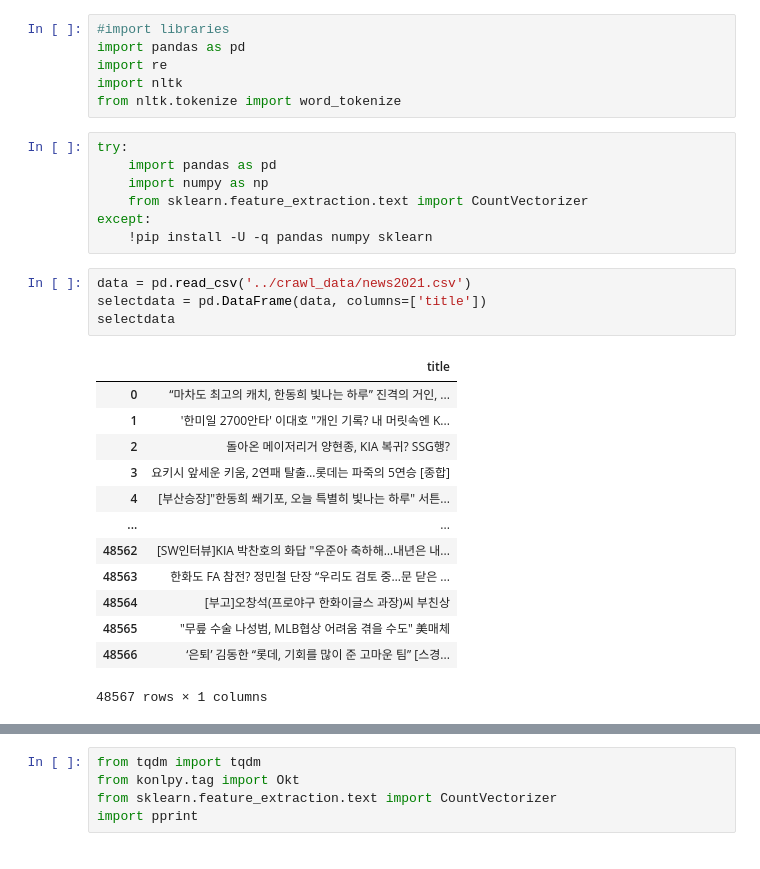
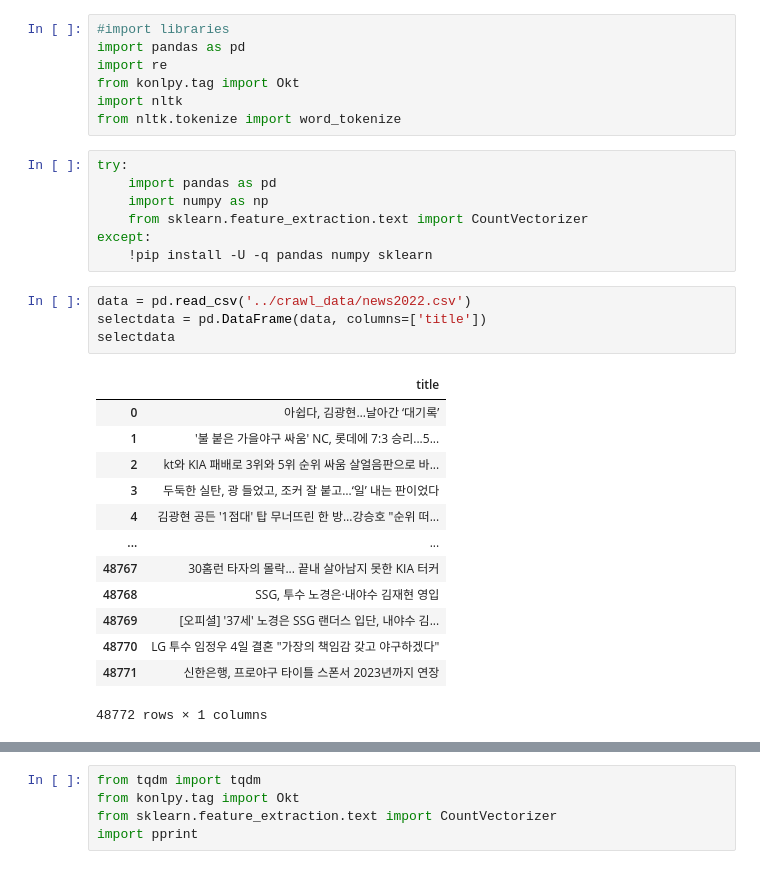
Before and after one commit to dh58319/GGPredictor, a Jupyter notebook: preprocess/SVD_Topic_Analysis2022.ipynb, the cells around one changed output, grey strips where cells are left out. Drawn from its saved outputs; the diff is of its cells as text.

```diff
--- a/preprocess/SVD_Topic_Analysis2022.ipynb
+++ b/preprocess/SVD_Topic_Analysis2022.ipynb
@@ -2,6 +2,7 @@
 #import libraries
 import pandas as pd
 import re
+from konlpy.tag import Okt
 import nltk
 from nltk.tokenize import word_tokenize
 # %%
@@ -12,22 +13,22 @@ try:
 except:
 	!pip install -U -q pandas numpy sklearn
 # %%
-data = pd.read_csv('../crawl_data/news2021.csv')
+data = pd.read_csv('../crawl_data/news2022.csv')
 selectdata = pd.DataFrame(data, columns=['title'])
 selectdata
 # %% [output]
 |  | title |
-| 0 | “마차도 최고의 캐치, 한동희 빛나는 하루” 진격의 거인, ... |
-| 1 | '한미일 2700안타' 이대호 "개인 기록? 내 머릿속엔 K... |
-| 2 | 돌아온 메이저리거 양현종, KIA 복귀? SSG행? |
-| 3 | 요키시 앞세운 키움, 2연패 탈출…롯데는 파죽의 5연승 [종합] |
-| 4 | [부산승장]"한동희 쐐기포, 오늘 특별히 빛나는 하루" 서튼... |
+| 0 | 아쉽다, 김광현…날아간 ‘대기록’ |
+| 1 | '불 붙은 가을야구 싸움' NC, 롯데에 7:3 승리...5... |
+| 2 | kt와 KIA 패배로 3위와 5위 순위 싸움 살얼음판으로 바... |
+| 3 | 두둑한 실탄, 광 들었고, 조커 잘 붙고…‘일’ 내는 판이었다 |
+| 4 | 김광현 공든 '1점대' 탑 무너뜨린 한 방…강승호 "순위 떠... |
 | ... | ... |
-| 48562 | [SW인터뷰]KIA 박찬호의 화답 "우준아 축하해…내년은 내... |
-| 48563 | 한화도 FA 참전? 정민철 단장 “우리도 검토 중…문 닫은 ... |
-| 48564 | [부고]오창석(프로야구 한화이글스 과장)씨 부친상 |
-| 48565 | "무릎 수술 나성범, MLB협상 어려움 겪을 수도" 美매체 |
-| 48566 | ‘은퇴’ 김동한 “롯데, 기회를 많이 준 고마운 팀” [스경... |
+| 48767 | 30홈런 타자의 몰락... 끝내 살아남지 못한 KIA 터커 |
+| 48768 | SSG, 투수 노경은·내야수 김재현 영입 |
+| 48769 | [오피셜] '37세' 노경은 SSG 랜더스 입단, 내야수 김... |
+| 48770 | LG 투수 임정우 4일 결혼 "가장의 책임감 갖고 야구하겠다" |
+| 48771 | 신한은행, 프로야구 타이틀 스폰서 2023년까지 연장 |
-48567 rows × 1 columns
+48772 rows × 1 columns
 # %%
 pattern = r'\[[^)]*\\s\"\'\t]'
```
Also changed, not shown: parts of 12 cells of this notebook, 33 other files.
